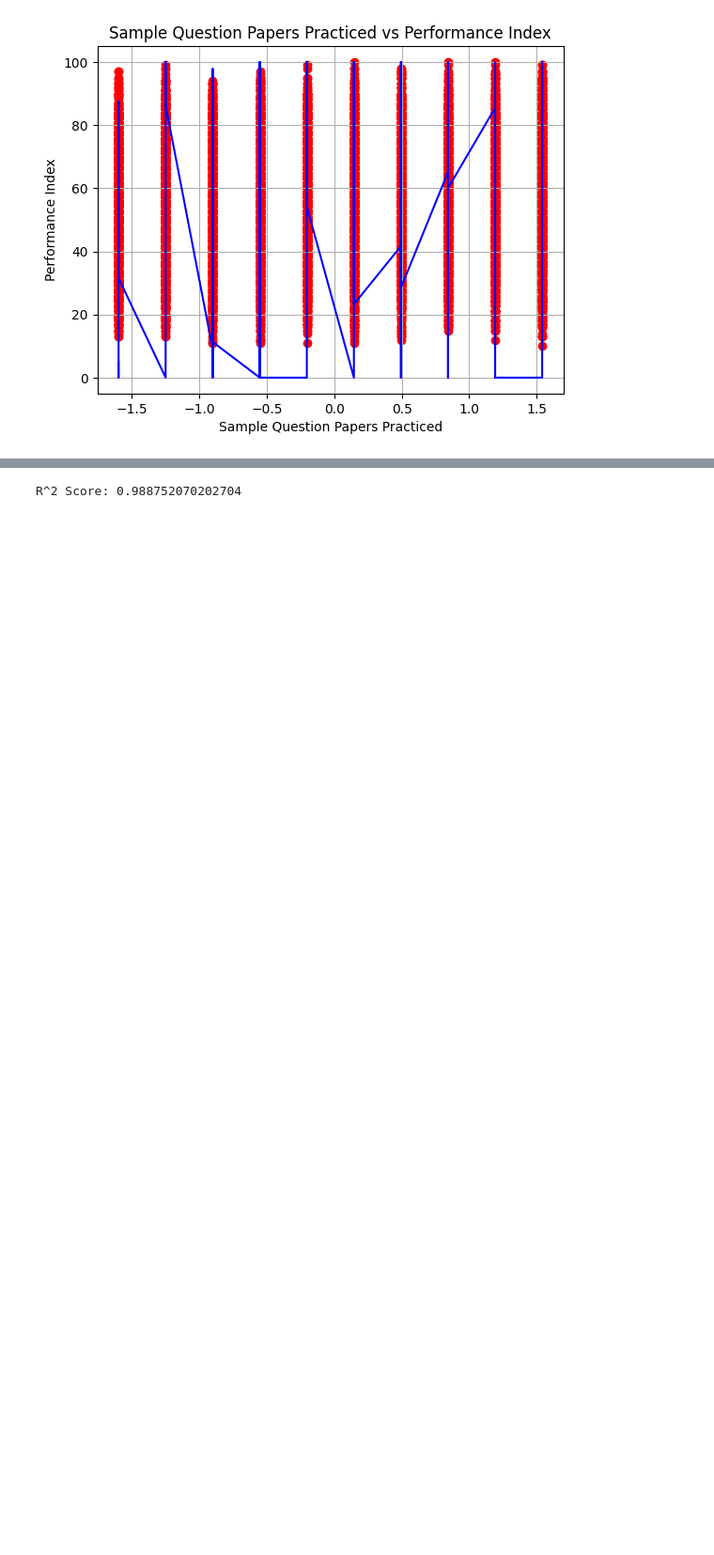
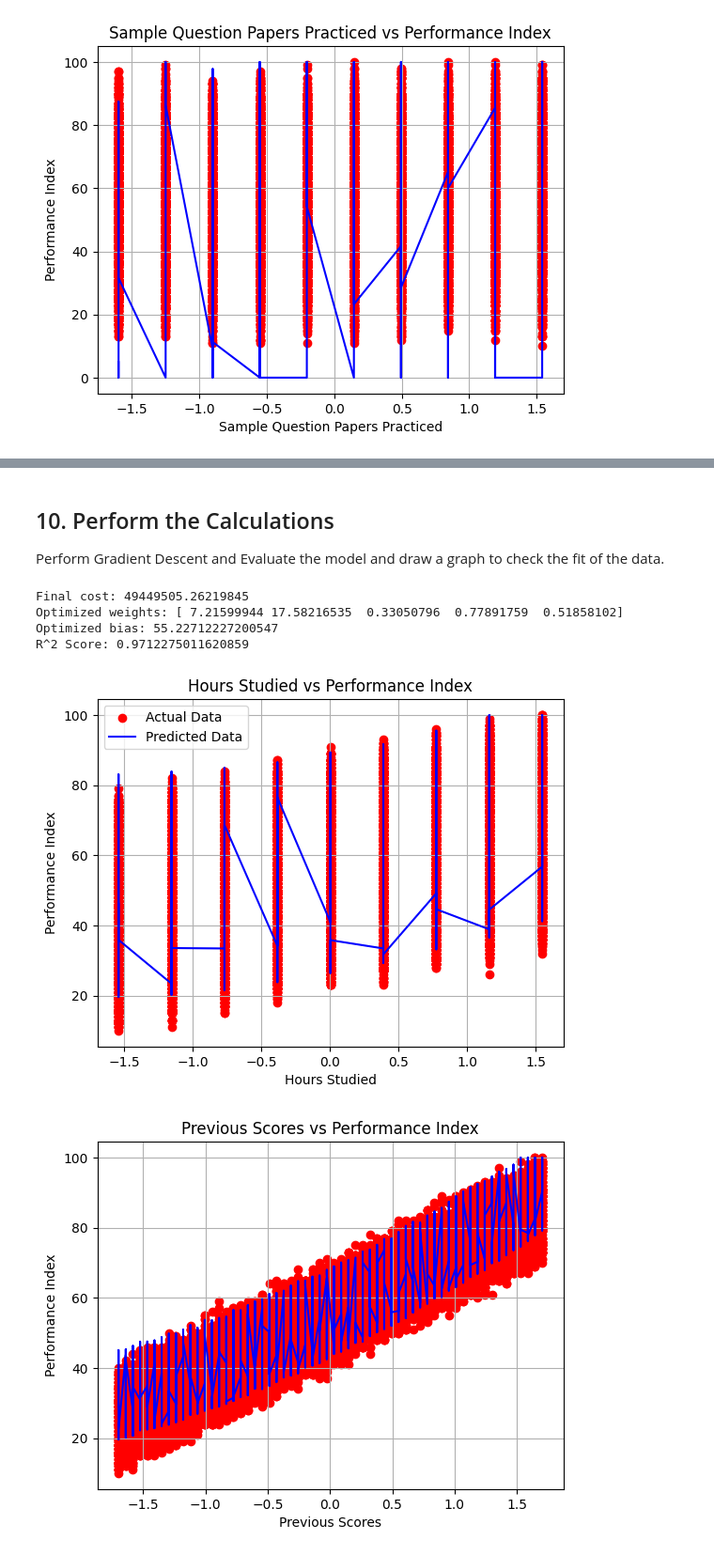
Before and after one commit to KartikAg13/student_performance_prediction, a Jupyter notebook: main.ipynb, the cells around one changed output, grey strips where cells are left out. Shown at 94% size. Saved outputs shown, nothing was run; the diff lists cells and outputs as text; code cells hidden in the pictures; blank space fills up the shorter version.

```diff
--- a/main.ipynb
+++ b/main.ipynb
@@ -185,16 +194,3 @@ Initial cost: 49751556.78302493
 [figure]
 [figure]
 [figure]
-# %%
-# Gradient descent
-alpha = 0.01  # Learning rate
-w, b, f_wb = gradient_descent(x_norm, y_train, w_initial, b_initial, length, alpha)
-
-# Final cost and predictions
-final_cost = compute_cost(length, f_wb, y_train)
-print(f"Final cost: {final_cost}")
-print(f"Optimized weights: {w}")
-print(f"Optimized bias: {b}")
-
-# Visualize final predictions
-draw_function(x_norm, y_train, f_wb, x_features)
@@ -215,8 +211,31 @@ def compute_r2(y, f_wb):
     ss_residual = np.sum((y - f_wb) ** 2)
     r = 1 - (ss_residual / ss_total)
     return r
-# %%
-r = compute_r2(y_train, f_wb)
-print(f"R^2 Score: {r}")
-# %% [output]
-R^2 Score: 0.988752070202704
+# %% [markdown]
+## 10. Perform the Calculations
+
+Perform Gradient Descent and Evaluate the model and draw a graph to check the fit of the data.
+# %%
+# Gradient descent
+alpha = 0.01  # Learning rate
+w, b, f_wb = gradient_descent(x_norm_poly, y_train, w_initial, b_initial, length, alpha)
+
+# Final cost and predictions
+final_cost = compute_cost(length, f_wb, y_train)
+print(f"Final cost: {final_cost}")
+print(f"Optimized weights: {w}")
+print(f"Optimized bias: {b}")
+
+# Compute the value R^2
+r = compute_r2(y_train, f_wb)
+print(f"R^2 Score: {r}")
+
+# Visualize final predictions
+draw_function(x_norm, y_train, f_wb, x_features)
+# %% [output]
+Final cost: 49449505.26219845
+Optimized weights: [ 7.21599944 17.58216535  0.33050796  0.77891759  0.51858102]
+Optimized bias: 55.22712227200547
+R^2 Score: 0.9712275011620859
+[figure, added]
+[figure, added]
```
Also changed, not shown: parts of 10 cells of this notebook.
